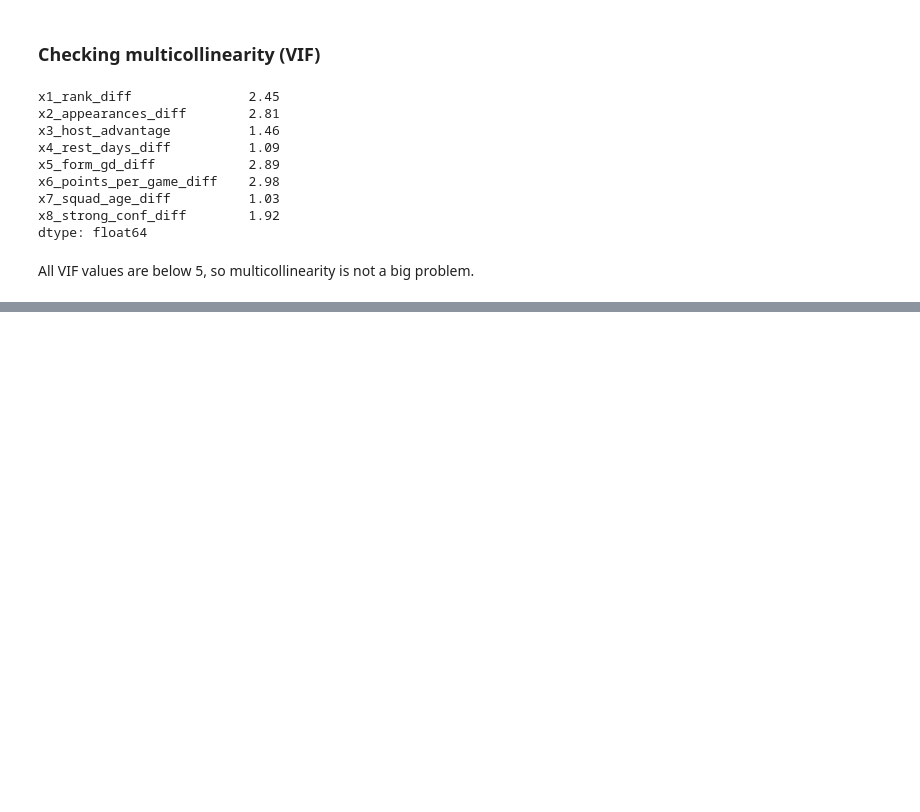
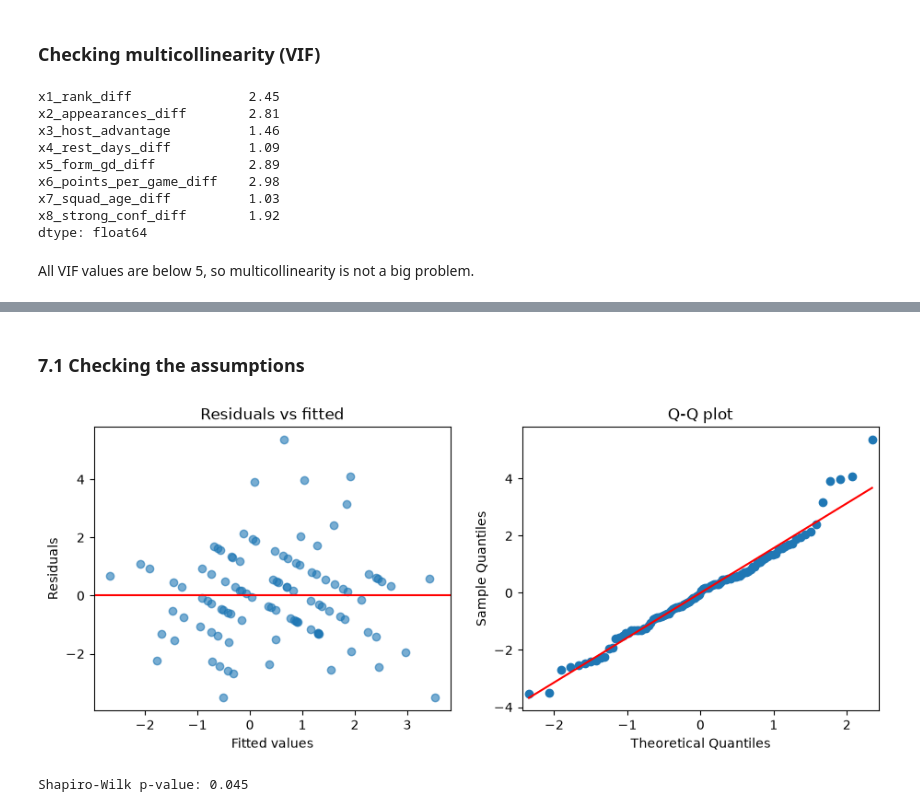
Before and after one commit to Rakebun-Lucky/HIT140_Sydney_30_Assessment_3, a Jupyter notebook: linear_regression_2.1/LR2_1_part1_data_eda.ipynb, the cells around one changed output, grey strips where cells are left out. Cells and saved outputs as stored; diff of their text form; code cells hidden in the pictures; blank space fills up the shorter version.

```diff
--- a/linear_regression_2.1/LR2_1_part1_data_eda.ipynb
+++ b/linear_regression_2.1/LR2_1_part1_data_eda.ipynb
@@ -240,0 +352,3 @@ All VIF values are below 5, so multicollinearity is not a big problem.
+# %%
+final = sm.OLS(y, sm.add_constant(df[selected])).fit()
+print(final.summary())
@@ -240,0 +373,21 @@ All VIF values are below 5, so multicollinearity is not a big problem.
+# %% [markdown]
+### 7.1 Checking the assumptions
+# %%
+residuals = final.resid
+fitted = final.fittedvalues
+
+fig, axes = plt.subplots(1, 2, figsize=(11, 4))
+axes[0].scatter(fitted, residuals, alpha=0.6)
+axes[0].axhline(0, color='red')
+axes[0].set_xlabel('Fitted values'); axes[0].set_ylabel('Residuals')
+axes[0].set_title('Residuals vs fitted')
+sm.qqplot(residuals, line='s', ax=axes[1])
+axes[1].set_title('Q-Q plot')
+plt.show()
+# %% [output]
+[figure, added]
+# %%
+from scipy import stats
+print('Shapiro-Wilk p-value:', round(stats.shapiro(residuals).pvalue, 3))
+# %% [output]
+Shapiro-Wilk p-value: 0.045
```
Also changed, not shown: parts of 37 cells of this notebook.
